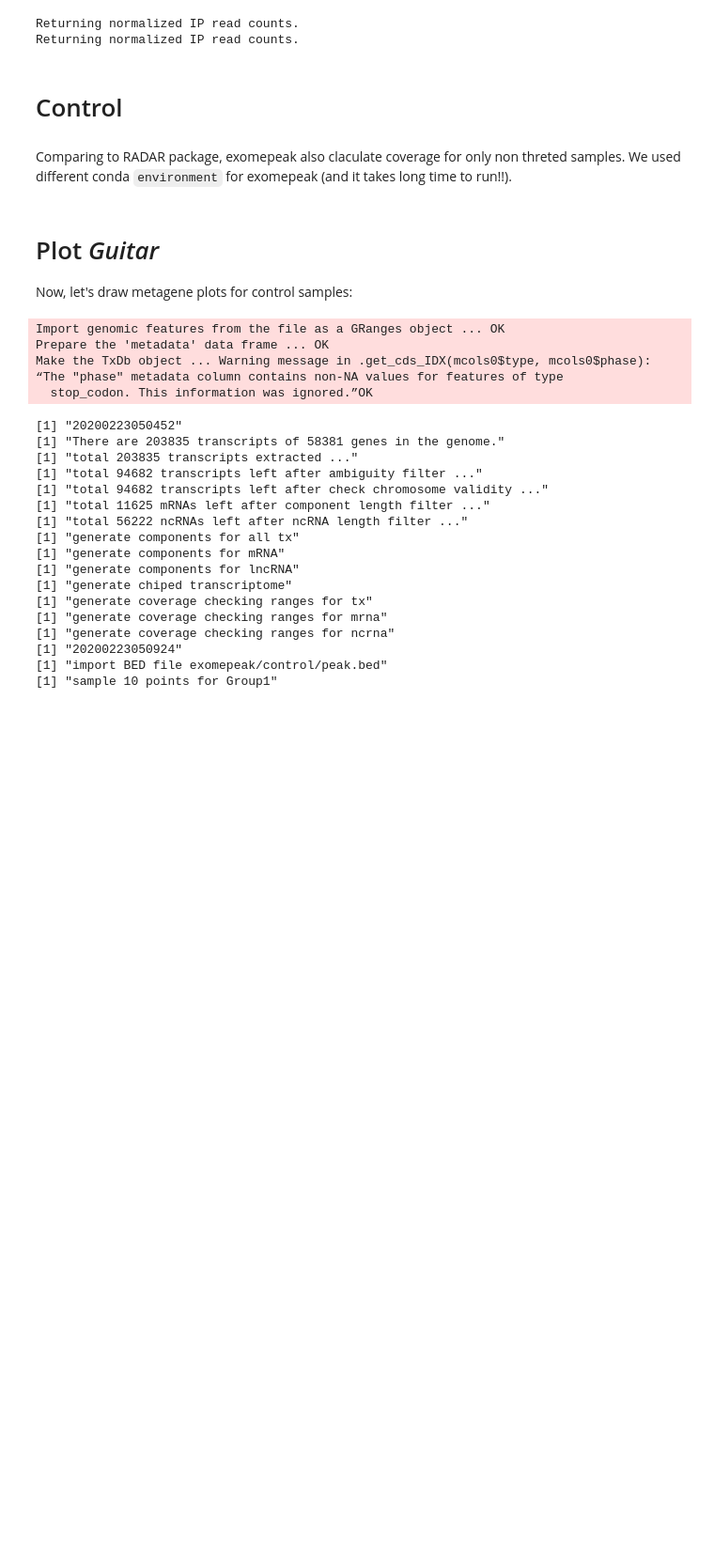
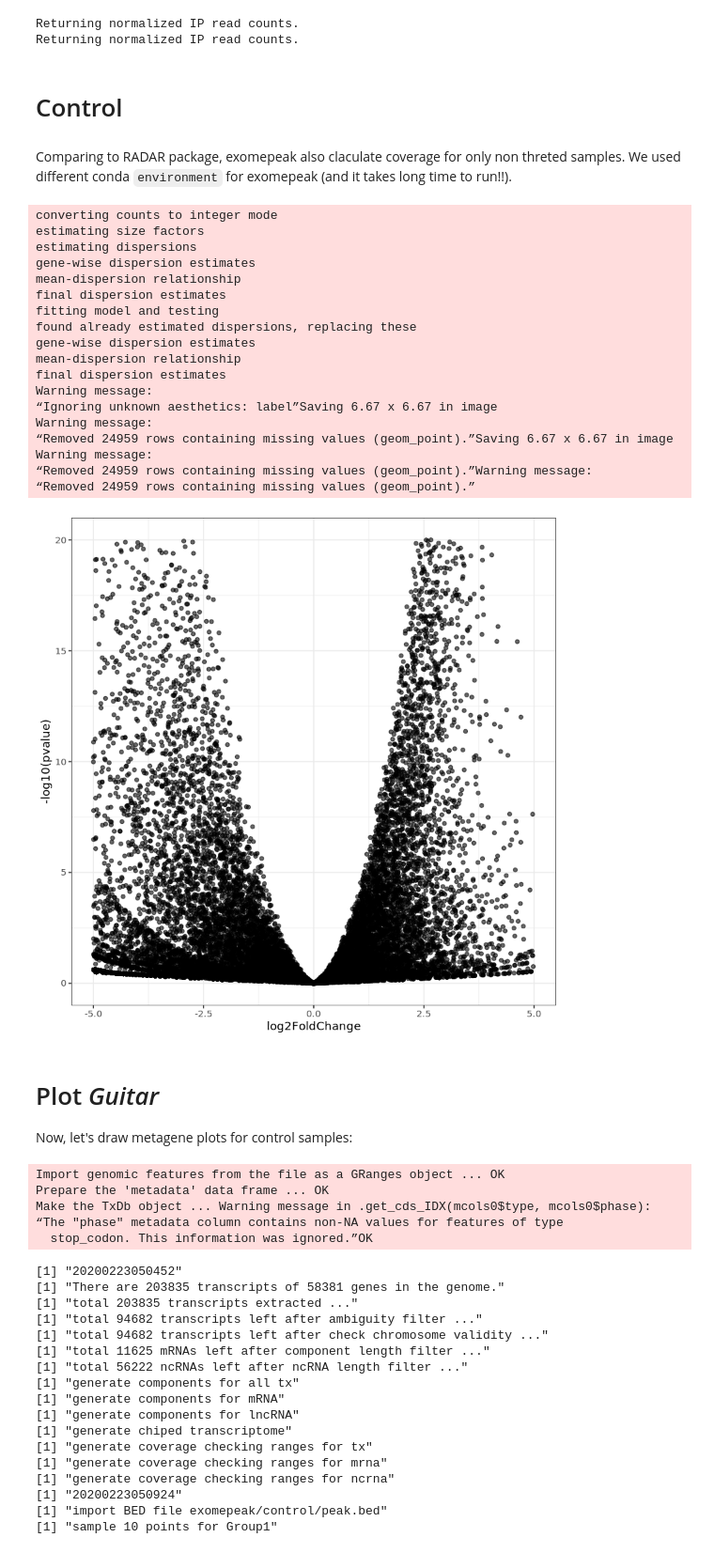
Before and after one commit to goodarzilab/Abe, a Jupyter notebook: People/Judd/notebook.ipynb, the cells around one changed output. Shown at 94% size. Drawn from its saved outputs; the diff is of its cells as text; code cells hidden in the pictures; blank space fills up the shorter version.

```diff
--- a/People/Judd/notebook.ipynb
+++ b/People/Judd/notebook.ipynb
@@ -292,3 +287,75 @@ exomepeak = readRDS('exomepeak/control/results.rds',sep='')
+# %%
+files <- list.files(path = 'fc',pattern="NT.fc$")
+reps <- c(rep('s23',2),rep('s24',2))
+ip <- c(rep('input',2),rep('m6A',2))
+conds <- paste('NT',ip, sep='.')
+all_conds <- paste(reps,'NT',ip, sep='.')
+datalist <- lapply(files, function(x){read.table(file=paste('fc/', x, sep = "") ,header=TRUE,colClasses=c(NA, "NULL", "NULL", "NULL", "NULL", "NULL", NA),check.names=F)})
+m <- Reduce(function(...) merge(..., by=1, all = TRUE), datalist)
+rownames(m) <- paste ('human',m[,1],sep='-')
+m <- m[,-1]
+m[is.na(m)]<-0
+m <- round(m)
+colnames(m) <- conds
+colData <- data.frame(cond = conds, row.names=files)
+# %%
+library(DESeq2, quietly = TRUE)
+library(tidyverse, quietly = TRUE)
+
+dds <- DESeqDataSetFromMatrix(countData = m, colData = colData, design = ~ cond)
+dds$cond <- relevel(dds$cond, ref="NT.input")
+dds <- DESeq(dds)
+cds <- estimateDispersions(dds)
+vsd <- varianceStabilizingTransformation(cds)
+## PCA Plot
+z <- plotPCA(vsd,intgroup=c("cond"), returnData=TRUE)
+percentVar <- round(100 * attr(z, "percentVar"))
+p <- ggplot(z, aes(PC1, PC2)) +
+  geom_point(aes(size = 4,  label=name)) +
+  geom_text(aes(label=name),hjust=0.5, vjust=-1.2) +
+  xlab(paste0("PC1: ",percentVar[1],"% variance")) +
+  ylab(paste0("PC2: ",percentVar[2],"% variance")) +
+  labs(colour="") +
+  guides(size = FALSE)
+
+# normalized counts
+ncu <- counts(dds, normalized=TRUE)
+# Raw tabels
+write.table(ncu, file="deseq/gene_count_table_DE2norm.txt", sep="\t", quote=FALSE, col.names=all_conds)
+write.table(m, file="deseq/gene_count_table_raw.txt", sep="\t", quote=FALSE, col.names=all_conds)
+
+# model:
+res <- results(dds)
+write.table(res, "m6A_vs_input.txt", sep="\t", quote=FALSE, col.names=NA)
+vol = data.frame(res) %>% ggplot(aes(x=log2FoldChange, y=-log10(pvalue))) +
+        geom_point(alpha = 6/10) +
+        xlim(c(-5,5)) +
+        ylim(c(0,20)) +
+        theme_bw() +
+        theme(legend.position="none")
+ggsave(paste('plots/model_NT_Volcano.pdf',sep=''), plot = vol, device = 'pdf')
+ggsave(paste('plots/model_NT_Volcano.png',sep=''), plot = vol, device = 'png')
+print (vol)
+# %% [output]
+converting counts to integer mode
+estimating size factors
+estimating dispersions
+gene-wise dispersion estimates
+mean-dispersion relationship
+final dispersion estimates
+fitting model and testing
+found already estimated dispersions, replacing these
+gene-wise dispersion estimates
+mean-dispersion relationship
+final dispersion estimates
+Warning message:
+“Ignoring unknown aesthetics: label”Saving 6.67 x 6.67 in image
+Warning message:
+“Removed 24959 rows containing missing values (geom_point).”Saving 6.67 x 6.67 in image
+Warning message:
+“Removed 24959 rows containing missing values (geom_point).”Warning message:
+“Removed 24959 rows containing missing values (geom_point).”
+[figure, added]
 # %% [markdown]
 # Plot _Guitar_
 Now, let's draw metagene plots for control samples:
```
Also changed, not shown: parts of 4 cells of this notebook, 6 other files.
